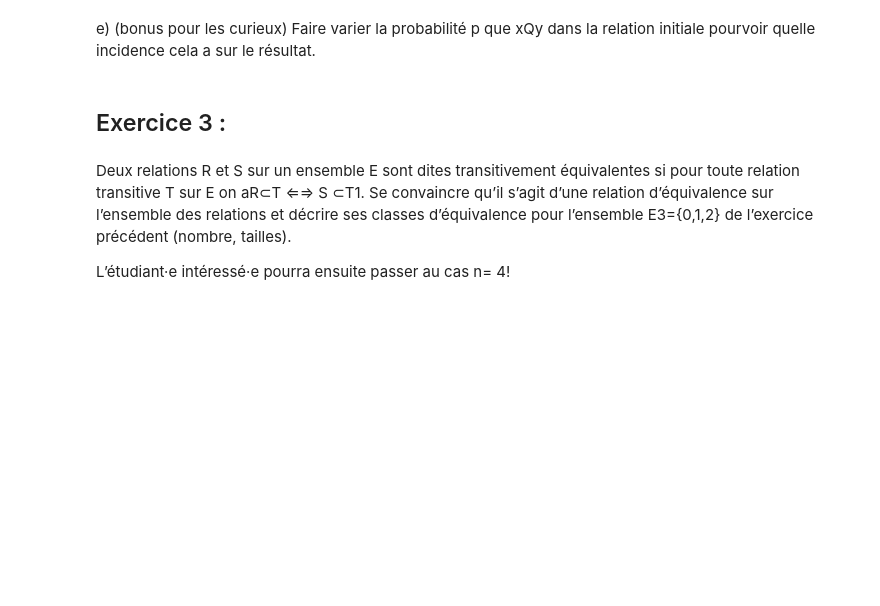
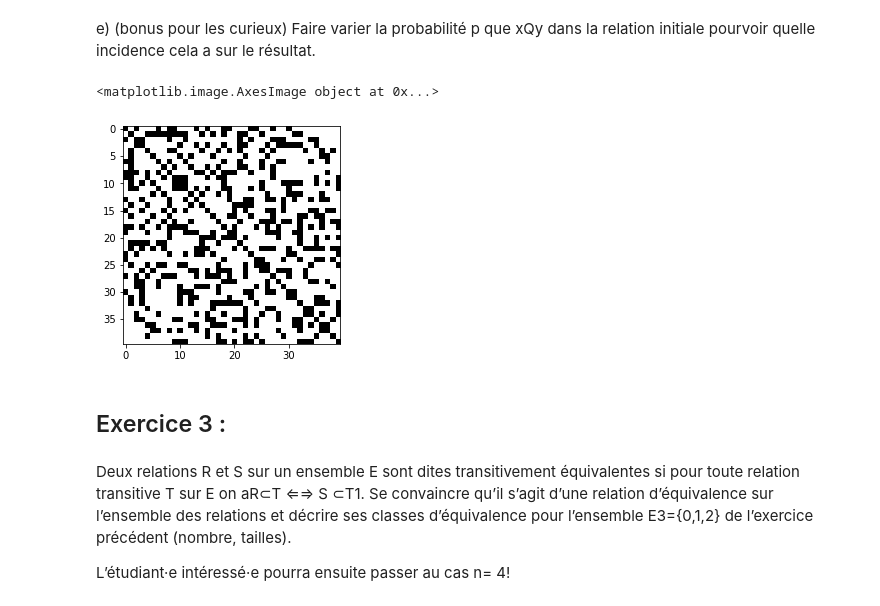
Before and after one commit to EmilieCLARY/maths-tp, a Jupyter notebook: TP 9/TP9_CLARY_DIEU_Relations.ipynb, the cells around one changed output. Drawn from its saved outputs; the diff is of its cells as text; code cells hidden in the pictures; blank space fills up the shorter version.

```diff
--- a/TP 9/TP9_CLARY_DIEU_Relations.ipynb
+++ b/TP 9/TP9_CLARY_DIEU_Relations.ipynb
@@ -194,5 +245,14 @@ d) Cette nouvelle relation est-elle transitive ? Sinon, la rendre transitive et
 # %% [markdown]
 e) (bonus pour les curieux) Faire varier la probabilité p que xQy dans la relation initiale pourvoir quelle incidence cela a sur le résultat.
+# %%
+#On teste avec une probabilité plus élevé
+
+rand_mat(40, 3)
+
+plt.imshow(mat, cmap='binary')
+# %% [output]
+<matplotlib.image.AxesImage object at 0x...>
+[figure, added]
 # %% [markdown]
 ## Exercice 3 :
 # %% [markdown]
```
Also changed, not shown: parts of 19 cells of this notebook.
